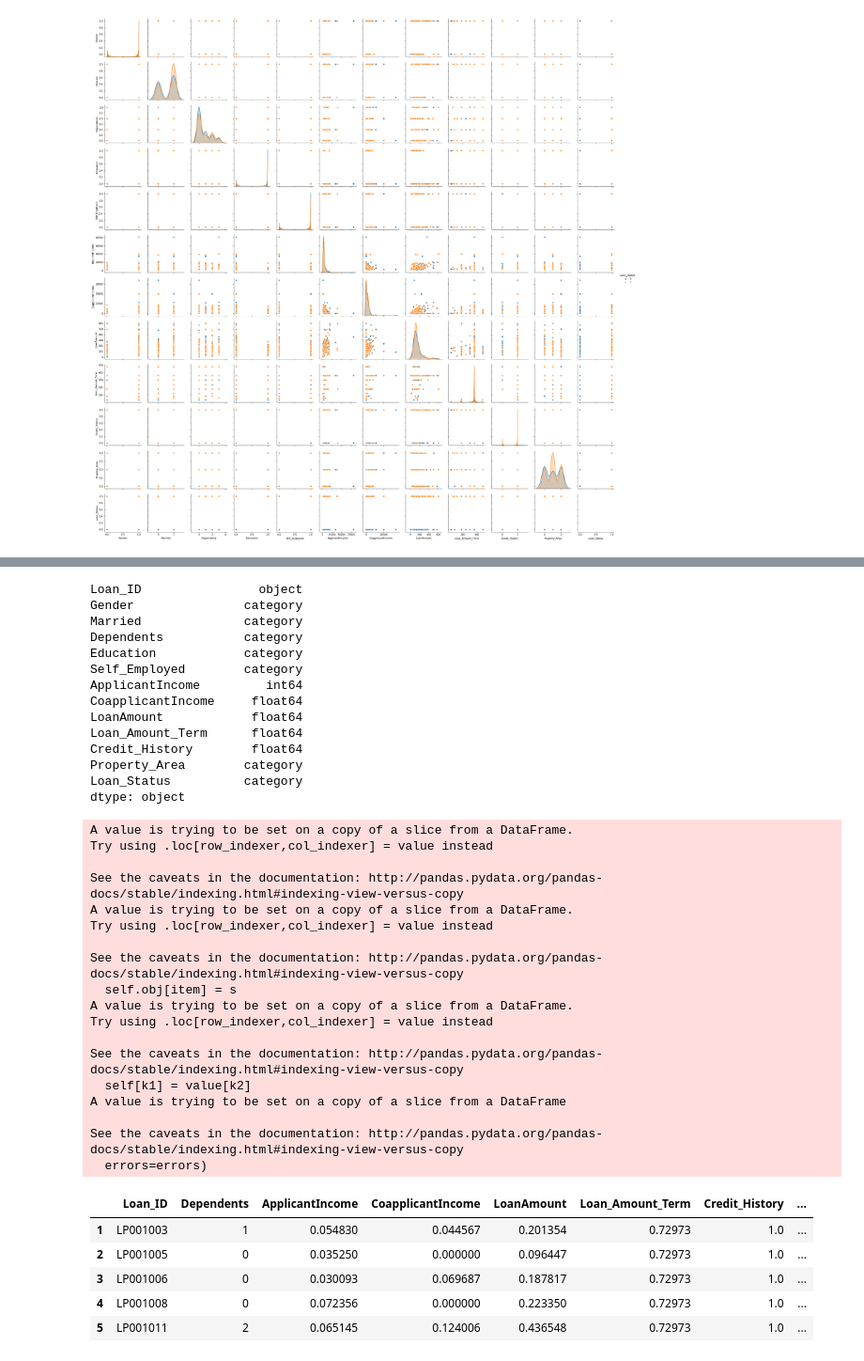
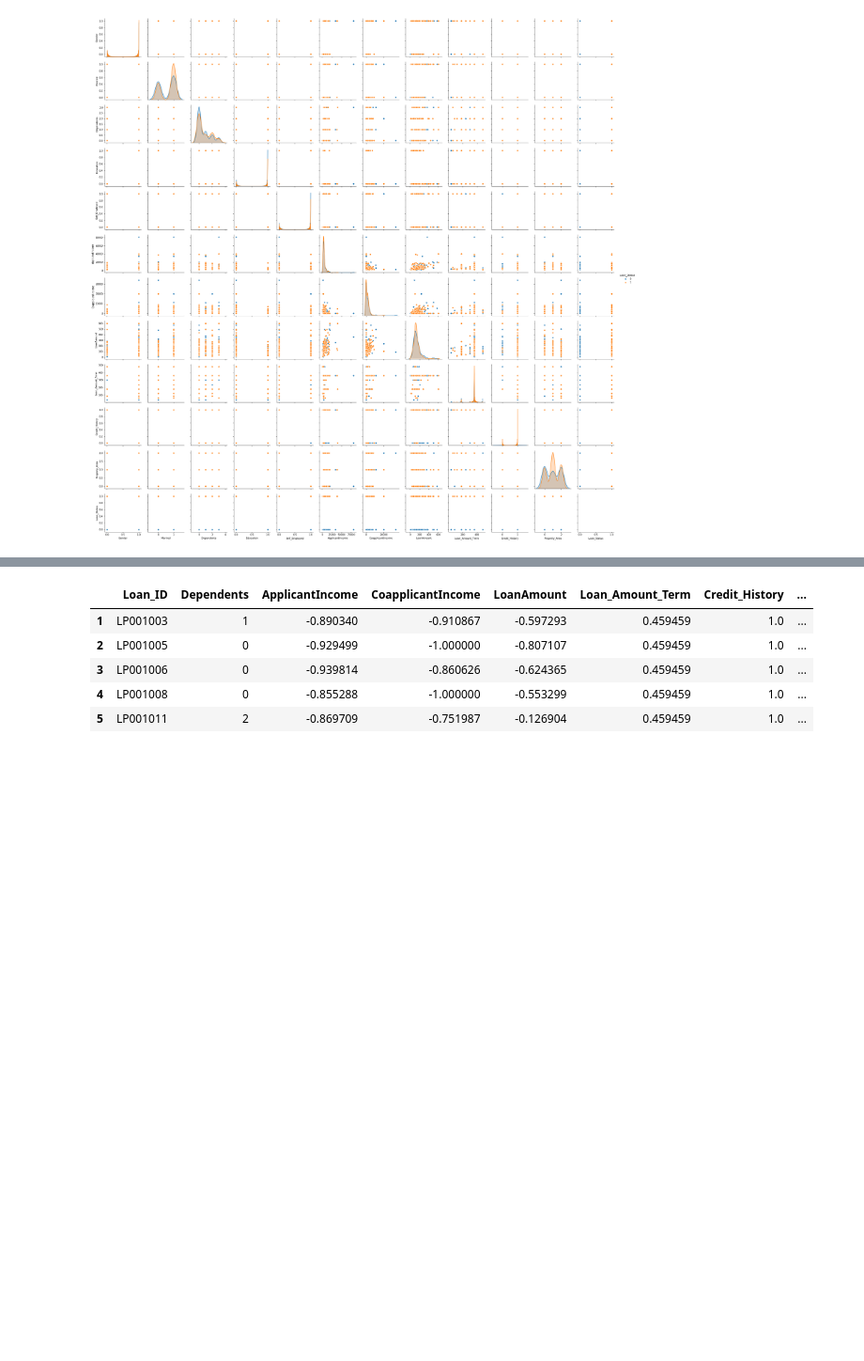
Before and after one commit to abhishekmsharma/loan-prediction-data-analytics, a Jupyter notebook: notebook/loan_prediction_analysis.ipynb, the cells around one changed output, grey strips where cells are left out. Shown at 94% size. Cells and saved outputs as stored; diff of their text form; code cells hidden in the pictures; blank space fills up the shorter version.

```diff
--- a/notebook/loan_prediction_analysis.ipynb
+++ b/notebook/loan_prediction_analysis.ipynb
@@ -49,7 +49,7 @@ Property_Area        category
 Loan_Status          category
 dtype: object
 # %%
-ordinal_cols = ['Dependents', 'Loan_Status', 'Gender', 'Married', 'Education', 'Self_Employed', 'Property_Area']
+ordinal_cols = ['Dependents', 'Loan_Status']
 cat_cols = ['Gender', 'Married', 'Education', 'Self_Employed', 'Property_Area']
 # %%
 df_ss = df.dropna()
@@ -83,7 +83,7 @@ from sklearn.preprocessing import MinMaxScaler, RobustScaler
 
 
 num_cols = ['ApplicantIncome', 'CoapplicantIncome', 'LoanAmount', 'Loan_Amount_Term']
-trans_mm = MinMaxScaler()
+trans_mm = MinMaxScaler(feature_range=(-1., 1.))
 df_ss[num_cols]= trans_mm.fit_transform(df_ss[num_cols])
 
 
@@ -168,27 +167,27 @@ df.to_csv('../encoded_df.csv', index=False)
 # %%
 num_cols = ['ApplicantIncome', 'CoapplicantIncome', 'LoanAmount', 'Loan_Amount_Term', 'Credit_History']
 # %%
-df_ss = df.dropna()
-print(df_ss.shape)
+# df_ss = df.dropna()
+# print(df_ss.shape)
 
-df['Dependents'] = df['Dependents'].astype('category', ordered=True, categories=['0', '1', '2', '3+'])
-df['Gender'] = df['Gender'].astype('category')
-df['Married'] = df['Married'].astype('category')
-df['Education'] = df['Education'].astype('category', ordered=True,  categories=['Graduate', 'Not Graduate'])
-df['Self_Employed'] = df['Self_Employed'].astype('category')
-df['Property_Area'] = df['Property_Area'].astype('category')
-df['Loan_Status'] = df['Loan_Status'].astype('category')
-print(df.dtypes)
+# df['Dependents'] = df['Dependents'].astype('category', ordered=True, categories=['0', '1', '2', '3+'])
+# df['Gender'] = df['Gender'].astype('category')
+# df['Married'] = df['Married'].astype('category')
+# df['Education'] = df['Education'].astype('category', ordered=True,  categories=['Graduate', 'Not Graduate'])
+# df['Self_Employed'] = df['Self_Employed'].astype('category')
+# df['Property_Area'] = df['Property_Area'].astype('category')
+# df['Loan_Status'] = df['Loan_Status'].astype('category')
+# print(df.dtypes)
 
-from sklearn.preprocessing import MinMaxScaler, RobustScaler
+# from sklearn.preprocessing import MinMaxScaler, RobustScaler
 
 
-num_cols = ['ApplicantIncome', 'CoapplicantIncome', 'LoanAmount', 'Loan_Amount_Term']
-trans_mm = MinMaxScaler()  #quantile_range=(0.05, .95)
-df_ss[num_cols]= trans_mm.fit_transform(df_ss[num_cols])
+# num_cols = ['ApplicantIncome', 'CoapplicantIncome', 'LoanAmount', 'Loan_Amount_Term']
+# trans_mm = MinMaxScaler(feature_range=(-1., 1.))  #quantile_range=(0.05, .95)
+# df_ss[num_cols]= trans_mm.fit_transform(df_ss[num_cols])
 
-ordinal_cols = ['Dependents', 'Loan_Status']
-df_ss[ordinal_cols] = df_ss[ordinal_cols].apply(lambda x: x.cat.codes)
+# ordinal_cols = ['Dependents', 'Loan_Status']
+# df_ss[ordinal_cols] = df_ss[ordinal_cols].apply(lambda x: x.cat.codes)
 
 cat_cols = ['Gender', 'Married', 'Education', 'Self_Employed', 'Property_Area']
 
@@ -201,41 +202,9 @@ df_ss.head()
-Loan_ID                object
-Gender               category
-Married              category
-Dependents           category
-Education            category
-Self_Employed        category
-ApplicantIncome         int64
-CoapplicantIncome     float64
-LoanAmount            float64
-Loan_Amount_Term      float64
-Credit_History        float64
-Property_Area        category
-Loan_Status          category
-dtype: object
-A value is trying to be set on a copy of a slice from a DataFrame.
-Try using .loc[row_indexer,col_indexer] = value instead
-
-See the caveats in the documentation: http://pandas.pydata.org/pandas-docs/stable/indexing.html#indexing-view-versus-copy
-A value is trying to be set on a copy of a slice from a DataFrame.
-Try using .loc[row_indexer,col_indexer] = value instead
-
-See the caveats in the documentation: http://pandas.pydata.org/pandas-docs/stable/indexing.html#indexing-view-versus-copy
-  self.obj[item] = s
-A value is trying to be set on a copy of a slice from a DataFrame.
-Try using .loc[row_indexer,col_indexer] = value instead
-
-See the caveats in the documentation: http://pandas.pydata.org/pandas-docs/stable/indexing.html#indexing-view-versus-copy
-  self[k1] = value[k2]
-A value is trying to be set on a copy of a slice from a DataFrame
-
-See the caveats in the documentation: http://pandas.pydata.org/pandas-docs/stable/indexing.html#indexing-view-versus-copy
-  errors=errors)
 |  | Loan_ID | Dependents | ApplicantIncome | CoapplicantIncome | LoanAmount | Loan_Amount_Term | Credit_History | ... |
-| 1 | LP001003 | 1 | 0.054830 | 0.044567 | 0.201354 | 0.72973 | 1.0 | ... |
-| 2 | LP001005 | 0 | 0.035250 | 0.000000 | 0.096447 | 0.72973 | 1.0 | ... |
-| 3 | LP001006 | 0 | 0.030093 | 0.069687 | 0.187817 | 0.72973 | 1.0 | ... |
-| 4 | LP001008 | 0 | 0.072356 | 0.000000 | 0.223350 | 0.72973 | 1.0 | ... |
-| 5 | LP001011 | 2 | 0.065145 | 0.124006 | 0.436548 | 0.72973 | 1.0 | ... |
+| 1 | LP001003 | 1 | -0.890340 | -0.910867 | -0.597293 | 0.459459 | 1.0 | ... |
+| 2 | LP001005 | 0 | -0.929499 | -1.000000 | -0.807107 | 0.459459 | 1.0 | ... |
+| 3 | LP001006 | 0 | -0.939814 | -0.860626 | -0.624365 | 0.459459 | 1.0 | ... |
+| 4 | LP001008 | 0 | -0.855288 | -1.000000 | -0.553299 | 0.459459 | 1.0 | ... |
+| 5 | LP001011 | 2 | -0.869709 | -0.751987 | -0.126904 | 0.459459 | 1.0 | ... |
 # %%
 df_ss.describe()
 # %% [output]
```
Also changed, not shown: parts of 9 cells of this notebook, 11 other files.
